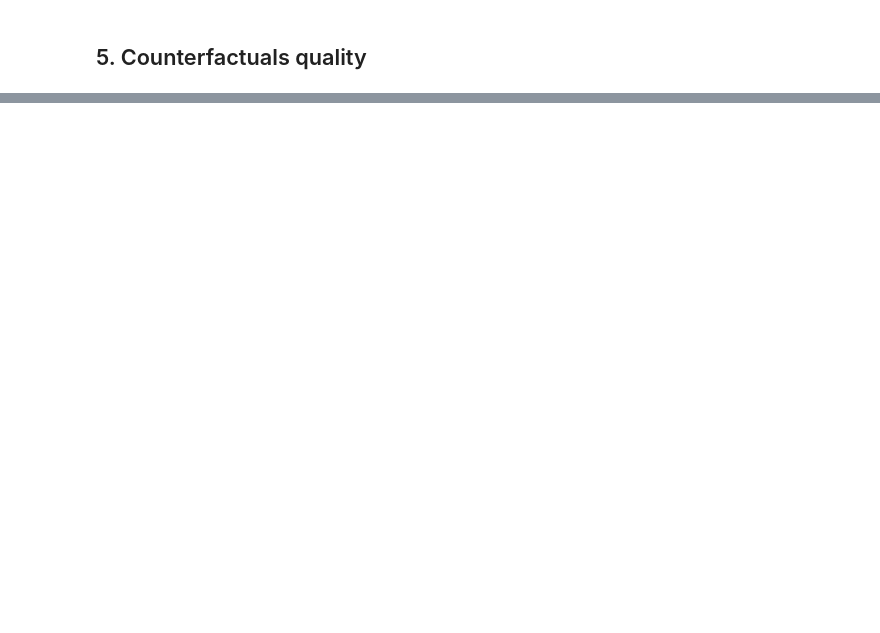
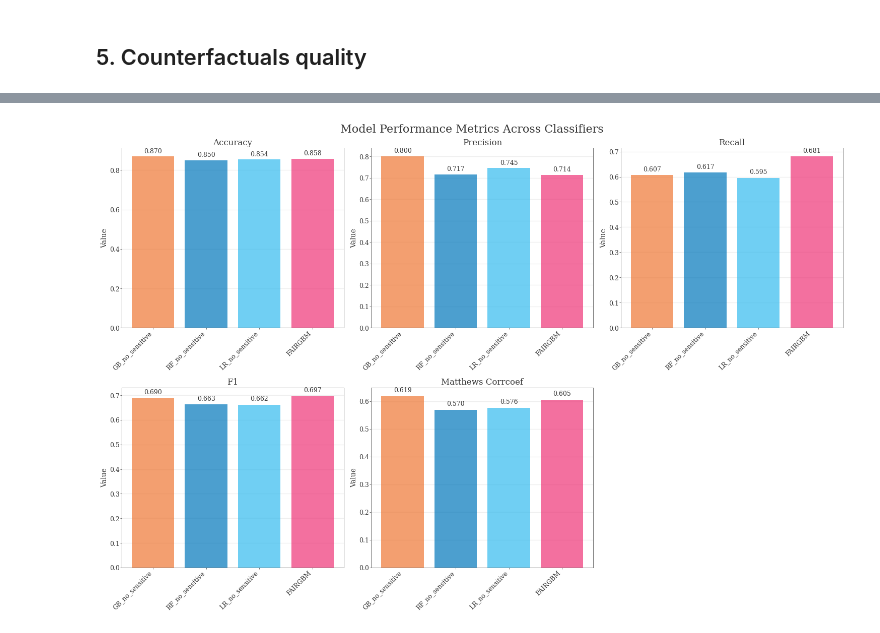
Before and after one commit to DaviGiordano/simplified-counterfactual-fairness-graph-uncertainty, a Jupyter notebook: notebooks/analyse_adult_results.ipynb, the cells around one changed output, grey strips where cells are left out. Saved outputs shown, nothing was run; the diff lists cells and outputs as text; code cells hidden in the pictures; blank space fills up the shorter version.

```diff
--- a/notebooks/analyse_adult_results.ipynb
+++ b/notebooks/analyse_adult_results.ipynb
@@ -136,0 +377,14 @@ cf_quality_by_know['med'].head()
+# %%
+# Load model performance and group fairness metrics
+from src.plot.bar_charts import load_model_metrics, plot_model_performance, plot_group_fairness
+
+# Load the metrics data
+performance_df, fairness_df = load_model_metrics(BASE_PATH, DATASET_TAG, clfs)
+
+print("Model Performance Data:")
+print(performance_df.head())
+print(f"\nShape: {performance_df.shape}")
+
+print("\nGroup Fairness Data:")
+print(fairness_df.head())
+print(f"\nShape: {fairness_df.shape}")
@@ -136,0 +411,8 @@ cf_quality_by_know['med'].head()
+# %%
+# Plot model performance metrics
+fig, axes = plot_model_performance(
+    performance_df,
+    save_path='./adult_charts/model_performance_metrics.pdf'
+)
+# %% [output]
+[figure, added]
```
Also changed, not shown: parts of 30 cells of this notebook, 13 other files.
